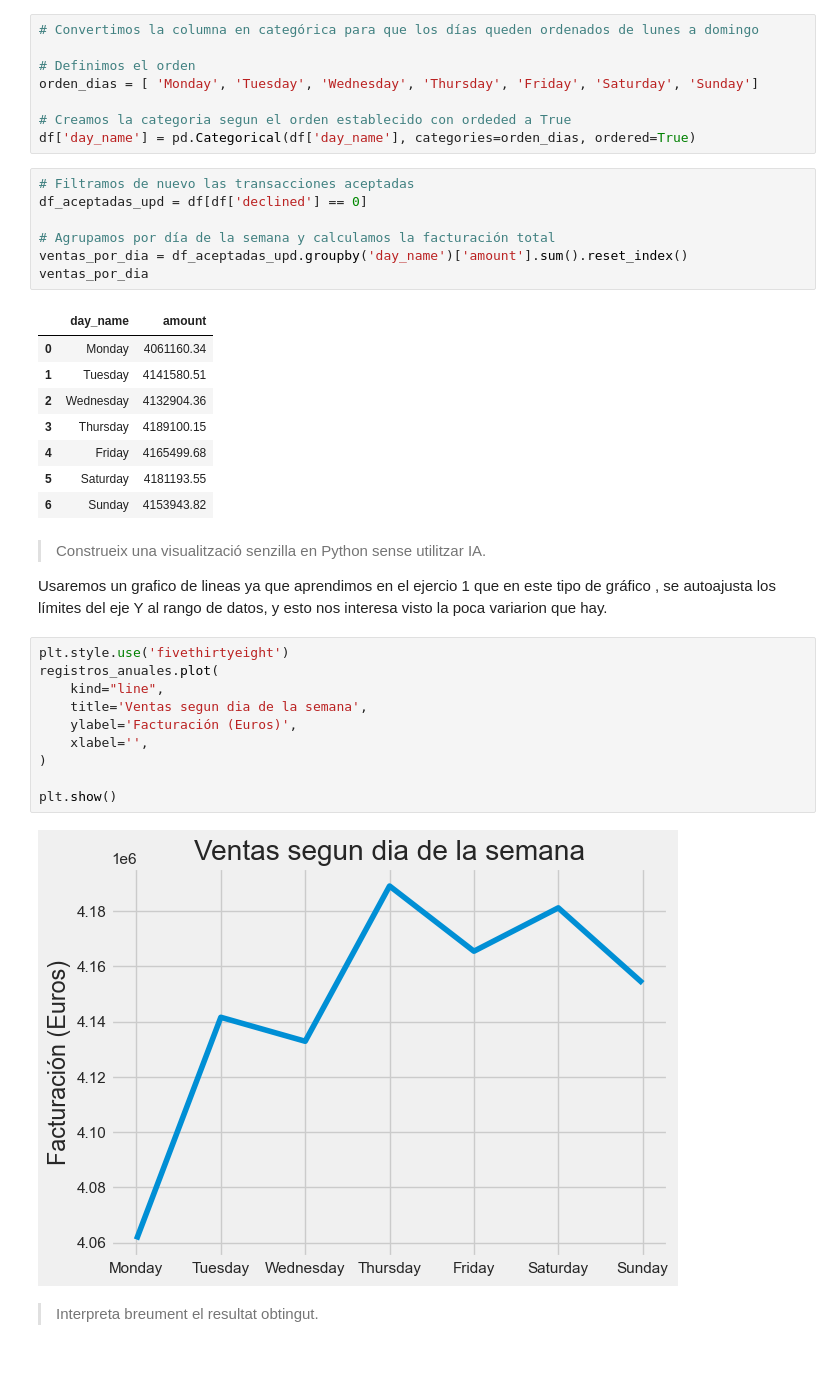
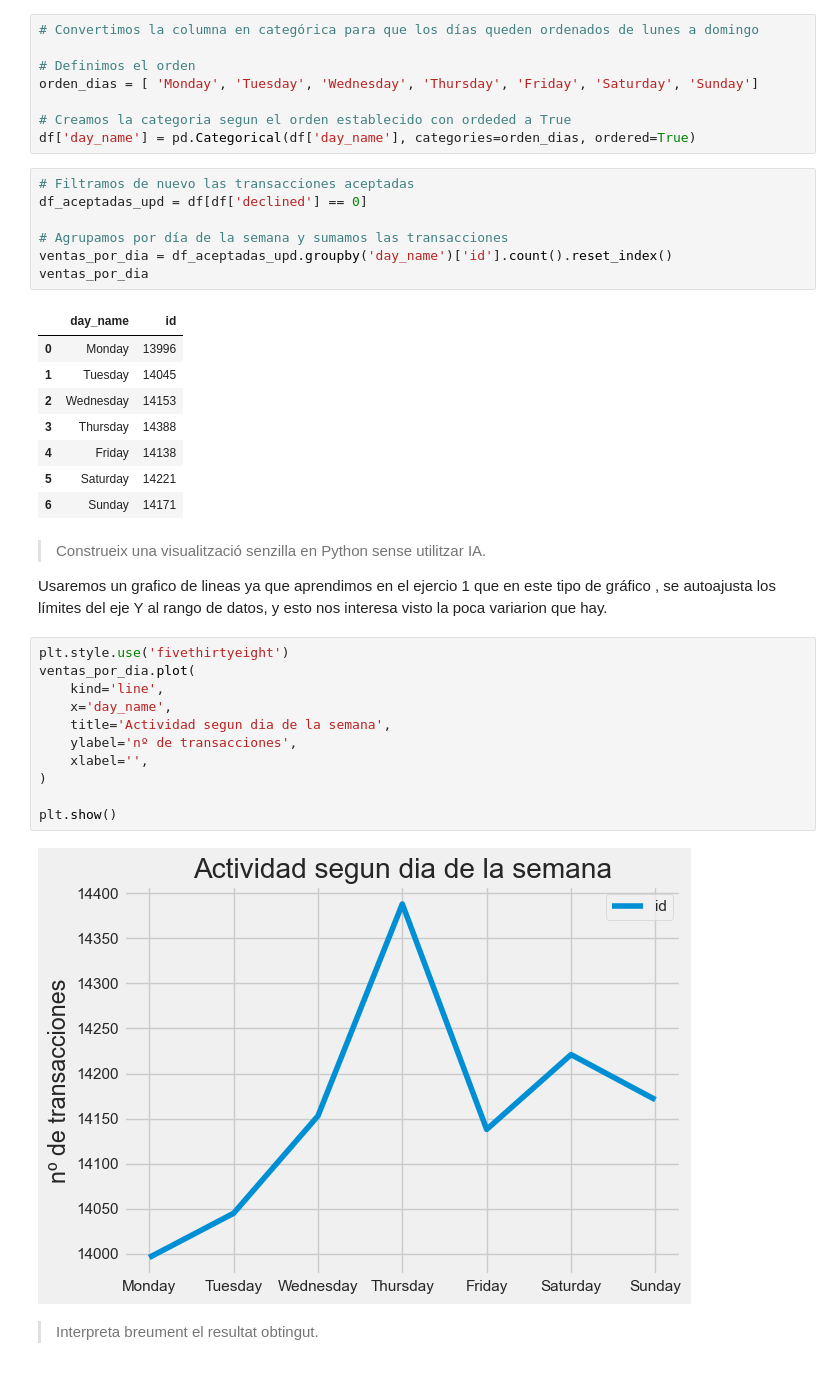
Before and after one commit to melinaauradon/ITAcademy, a Jupyter notebook: sprint 9/sprint_9.ipynb, the cells around one changed output. Saved outputs shown, nothing was run; the diff lists cells and outputs as text.

```diff
--- a/sprint 9/sprint_9.ipynb
+++ b/sprint 9/sprint_9.ipynb
@@ -514,34 +514,35 @@ df['day_name'] = pd.Categorical(df['day_name'], categories=orden_dias, ordered=T
 # Filtramos de nuevo las transacciones aceptadas
 df_aceptadas_upd = df[df['declined'] == 0]
 
-# Agrupamos por día de la semana y calculamos la facturación total
-ventas_por_dia = df_aceptadas_upd.groupby('day_name')['amount'].sum().reset_index()
+# Agrupamos por día de la semana y sumamos las transacciones
+ventas_por_dia = df_aceptadas_upd.groupby('day_name')['id'].count().reset_index()
 ventas_por_dia
 # %% [output]
-|  | day_name | amount |
-| 0 | Monday | 4061160.34 |
-| 1 | Tuesday | 4141580.51 |
-| 2 | Wednesday | 4132904.36 |
-| 3 | Thursday | 4189100.15 |
-| 4 | Friday | 4165499.68 |
-| 5 | Saturday | 4181193.55 |
-| 6 | Sunday | 4153943.82 |
+|  | day_name | id |
+| 0 | Monday | 13996 |
+| 1 | Tuesday | 14045 |
+| 2 | Wednesday | 14153 |
+| 3 | Thursday | 14388 |
+| 4 | Friday | 14138 |
+| 5 | Saturday | 14221 |
+| 6 | Sunday | 14171 |
 # %% [markdown]
 > Construeix una visualització senzilla en Python sense utilitzar IA.
 
 Usaremos un grafico de lineas ya que aprendimos en el ejercio 1 que en este tipo de gráfico , se autoajusta los límites del eje Y al rango de datos, y esto nos interesa visto la poca variarion que hay.
 # %%
 plt.style.use('fivethirtyeight')
-registros_anuales.plot(
-    kind="line",
-    title='Ventas segun dia de la semana',
-    ylabel='Facturación (Euros)',
+ventas_por_dia.plot(
+    kind='line',
+    x='day_name',
+    title='Actividad segun dia de la semana',
+    ylabel='nº de transacciones',
     xlabel='',
 )
 
 plt.show()
 # %% [output]
-[figure, old version]
+[figure, new version]
 # %% [markdown]
 > Interpreta breument el resultat obtingut.
 # %% [markdown]
```
Also changed, not shown: parts of 10 cells of this notebook.
